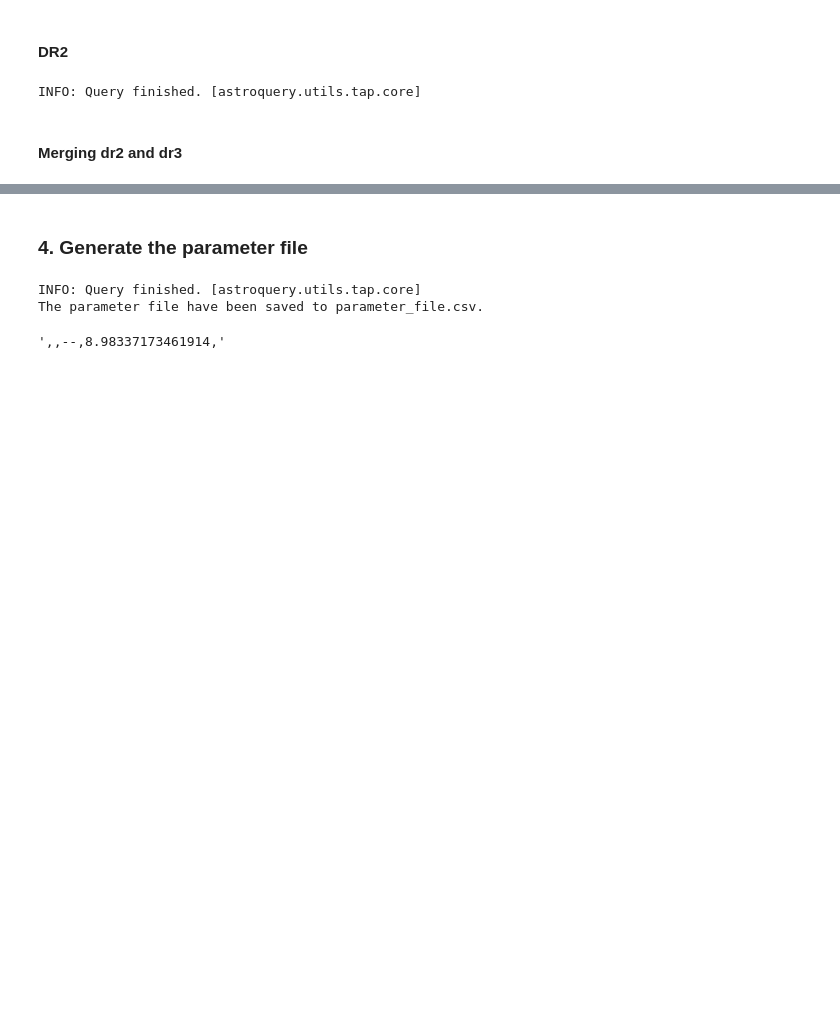
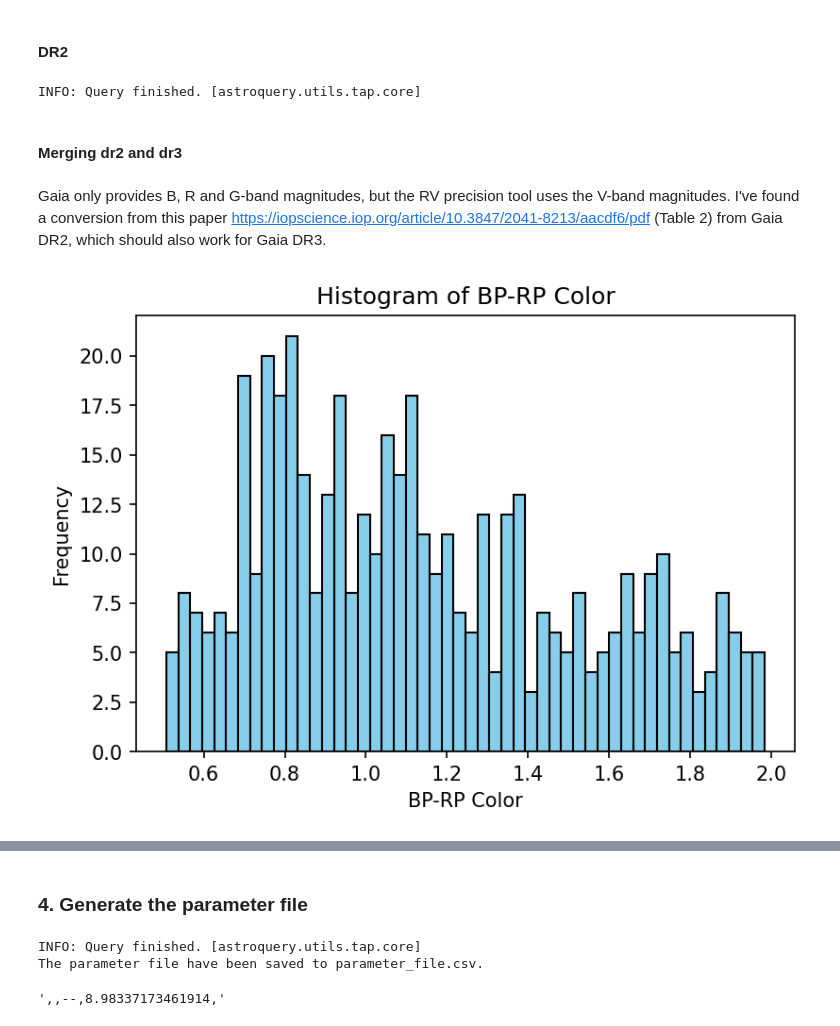
Before and after one commit to exoplanetsdk/2ES_target_selection, a Jupyter notebook: 2ES_target_selection.ipynb, the cells around one changed output, grey strips where cells are left out. Drawn from its saved outputs; the diff is of its cells as text; code cells hidden in the pictures; blank space fills up the shorter version.

```diff
--- a/2ES_target_selection.ipynb
+++ b/2ES_target_selection.ipynb
@@ -460,3 +460,21 @@ workbook_dr2.save(excel_file_dr2)
 INFO: Query finished. [astroquery.utils.tap.core]
 # %% [markdown]
 #### Merging dr2 and dr3
+# %% [markdown]
+Gaia only provides B, R and G-band magnitudes, but the RV precision tool uses the V-band magnitudes. I've found a conversion from this paper <https://iopscience.iop.org/article/10.3847/2041-8213/aacdf6/pdf> (Table 2) from Gaia DR2, which should also work for Gaia DR3.
+# %%
+color = combined_df['Phot BP Mean Mag'] - combined_df['Phot RP Mean Mag']
+
+# plot the hisgram of color
+import matplotlib.pyplot as plt
+
+# Create a high-resolution plot
+plt.figure(figsize=(6, 4), dpi=150)  # Set the dpi to 300 for high resolution
+plt.hist(color, bins=50, color='skyblue', edgecolor='black')
+plt.xlabel('BP-RP Color')
+plt.ylabel('Frequency')
+plt.title('Histogram of BP-RP Color')
+
+plt.show()
+# %% [output]
+[figure, added]
```
Also changed, not shown: parts of 3 cells of this notebook, 2 other files.
